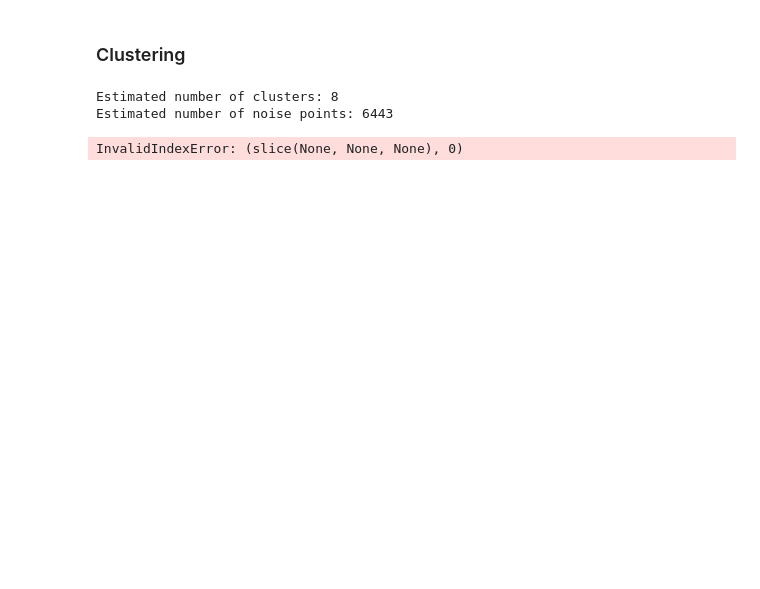
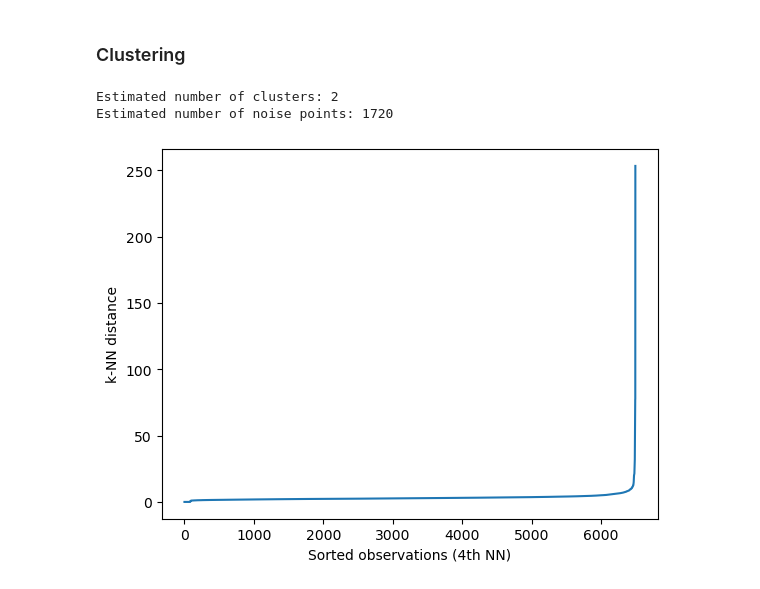
Before and after one commit to ZebTM/Intelligent-Data-Analysis, a Jupyter notebook: Optional-Project/project-code.ipynb, the cells around one changed output. Cells and saved outputs as stored; diff of their text form; code cells hidden in the pictures; blank space fills up the shorter version.

```diff
--- a/Optional-Project/project-code.ipynb
+++ b/Optional-Project/project-code.ipynb
@@ -211,52 +274,34 @@ Accuracy:  0.9899923017705927
 from sklearn.cluster import DBSCAN
 
 
-db = DBSCAN(eps=0.3, min_samples=6).fit(features)
-labels = db.labels_
+db = DBSCAN(eps=10, min_samples=200).fit(features)
+estlabels = db.labels_
 
 # Number of clusters in labels, ignoring noise if present.
-n_clusters_ = len(set(labels)) - (1 if -1 in labels else 0)
-n_noise_ = list(labels).count(-1)
+n_clusters_ = len(set(estlabels)) - (1 if -1 in estlabels else 0)
+n_noise_ = list(estlabels).count(-1)
 
 print("Estimated number of clusters: %d" % n_clusters_)
 print("Estimated number of noise points: %d" % n_noise_)
 # %% [output]
-Estimated number of clusters: 8
-Estimated number of noise points: 6443
+Estimated number of clusters: 2
+Estimated number of noise points: 1720
-# %%
-unique_labels = set(labels)
-core_samples_mask = np.zeros_like(labels, dtype=bool)
-core_samples_mask[db.core_sample_indices_] = True
-
-colors = [plt.cm.Spectral(each) for each in np.linspace(0, 1, len(unique_labels))]
-for k, col in zip(unique_labels, colors):
-    if k == -1:
-        # Black used for noise.
-        col = [0, 0, 0, 1]
-
-    class_member_mask = labels == k
-
-    xy = features[class_member_mask & core_samples_mask]
-    plt.plot(
-        xy[:, 0],
-        xy[:, 1],
-        "o",
-        markerfacecolor=tuple(col),
-        markeredgecolor="k",
-        markersize=14,
-    )
-
-    xy = features[class_member_mask & ~core_samples_mask]
-    plt.plot(
-        xy[:, 0],
-        xy[:, 1],
-        "o",
-        markerfacecolor=tuple(col),
-        markeredgecolor="k",
-        markersize=6,
-    )
-
-plt.title(f"Estimated number of clusters: {n_clusters_}")
-plt.show()
-# %% [output]
-InvalidIndexError: (slice(None, None, None), 0)
+# %%
+import numpy as np
+from sklearn.neighbors import NearestNeighbors
+# n_neighbors = 5 as kneighbors function returns distance of point to itself (i.e. first column will be zeros)
+nbrs = NearestNeighbors(n_neighbors = 24).fit(features)
+# Find the k-neighbors of a point
+neigh_dist, neigh_ind = nbrs.kneighbors(features)
+# sort the neighbor distances (lengths to points) in ascending order
+# axis = 0 represents sort along first axis i.e. sort along row
+sort_neigh_dist = np.sort(neigh_dist, axis = 0)
+# %%
+import matplotlib.pyplot as plt
+k_dist = sort_neigh_dist[:, 4]
+plt.plot(k_dist)
+plt.ylabel("k-NN distance")
+plt.xlabel("Sorted observations (4th NN)")
+plt.show()
+# %% [output]
+[figure, added]
```
Also changed, not shown: parts of 14 cells of this notebook.
